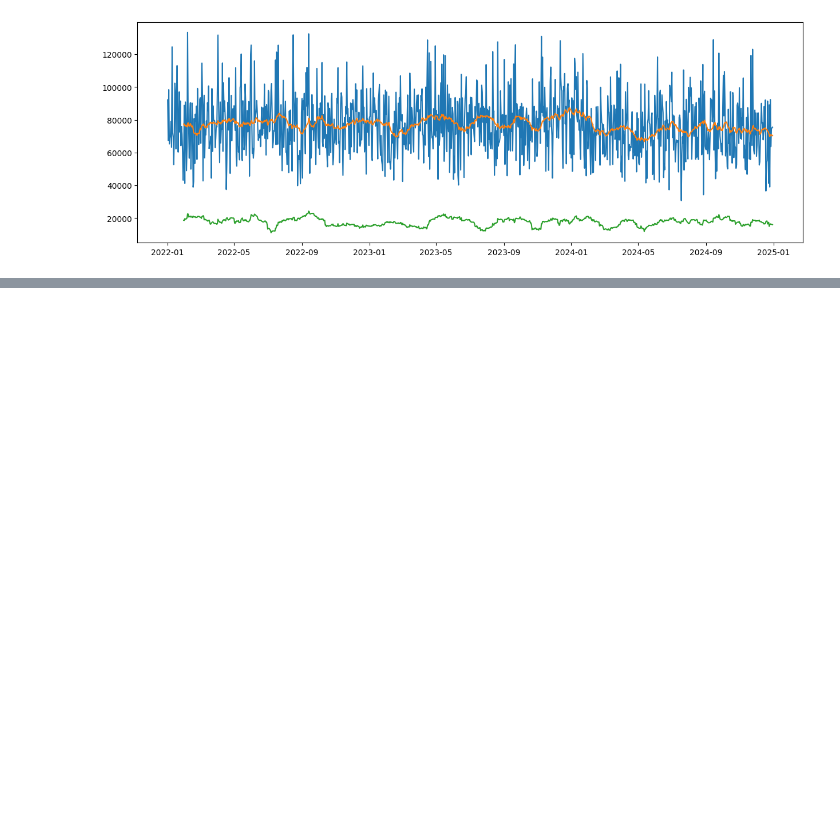
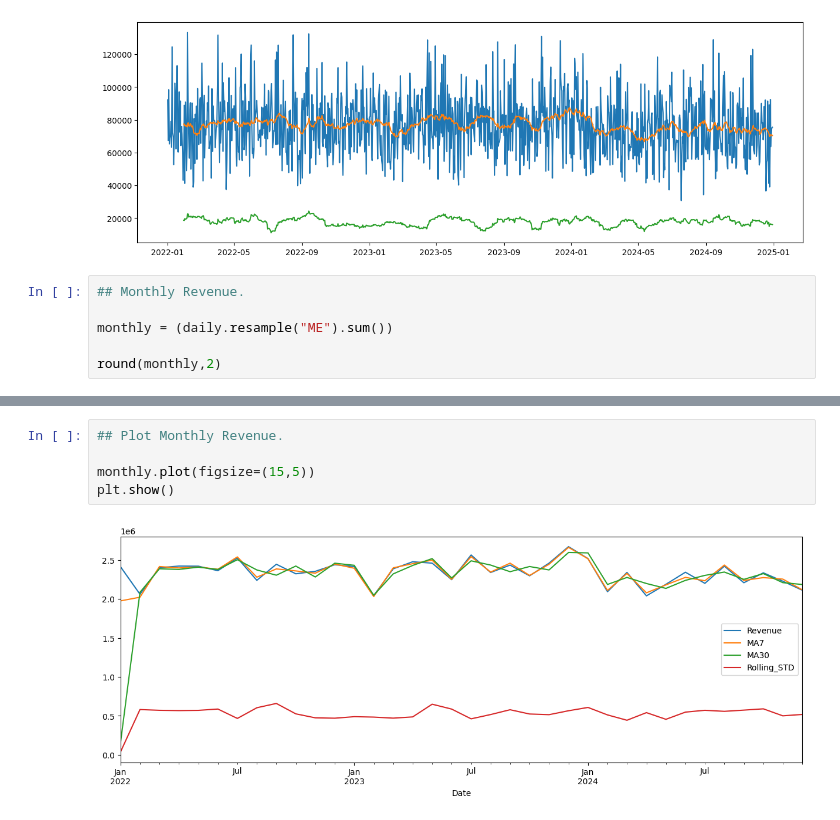
Before and after one commit to projit-1/time_series_analysis_retail_sales_data, a Jupyter notebook: time_series_analysis_retail_sales_data.ipynb, the cells around one changed output, grey strips where cells are left out. Cells and saved outputs as stored; diff of their text form; blank space fills up the shorter version.

```diff
--- a/time_series_analysis_retail_sales_data.ipynb
+++ b/time_series_analysis_retail_sales_data.ipynb
@@ -297,3 +297,9 @@ plt.plot(daily["Rolling_STD"])
 plt.show()
 # %% [output]
 [figure]
+# %%
+## Monthly Revenue.
+
+monthly = (daily.resample("ME").sum())
+
+round(monthly,2)
@@ -299,0 +325,7 @@ plt.show()
+# %%
+## Plot Monthly Revenue.
+
+monthly.plot(figsize=(15,5))
+plt.show()
+# %% [output]
+[figure, added]
```
Also changed, not shown: parts of 11 cells of this notebook, 1 other file.
